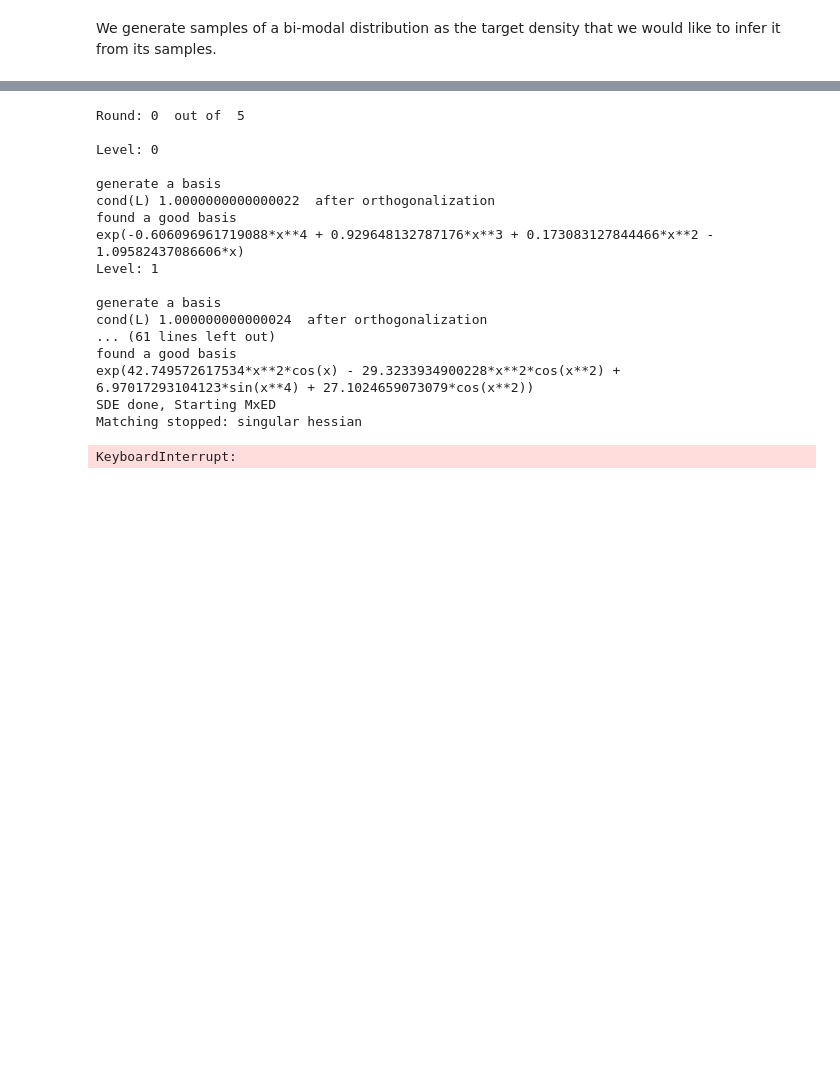
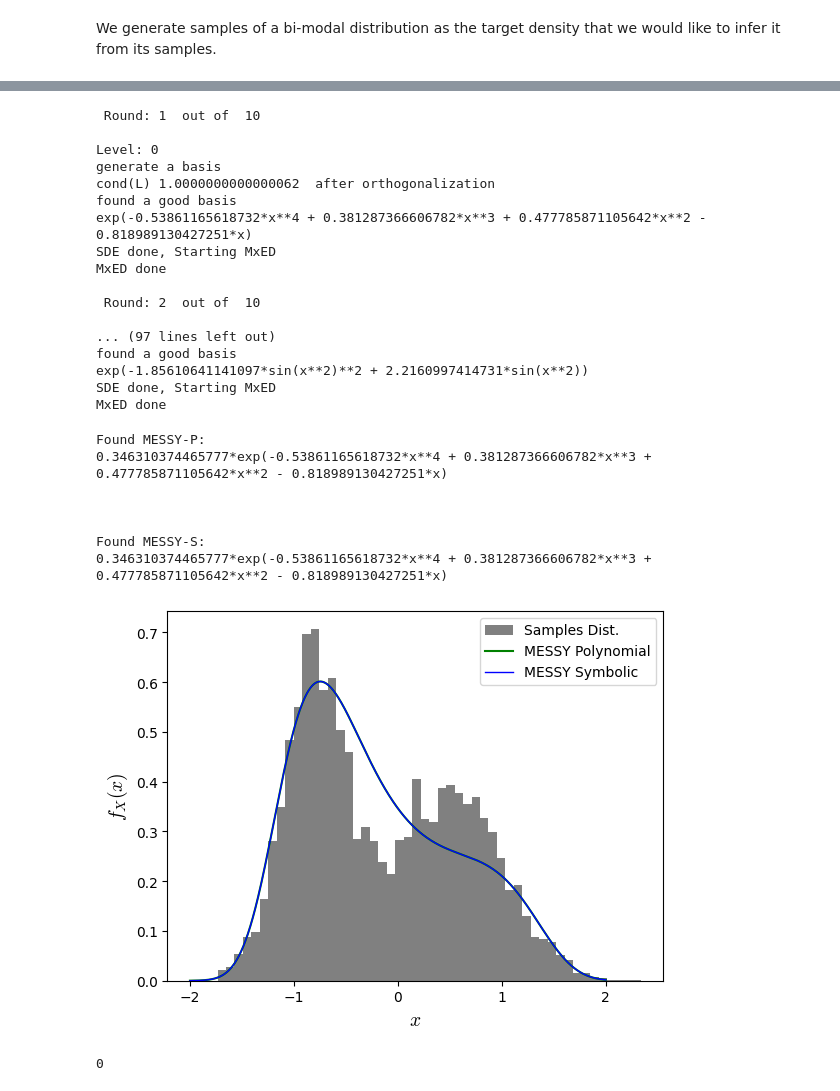
Before and after one commit to mohsensadr/MESSY, a Jupyter notebook: example/BiModal_1D.ipynb, the cells around one changed output, grey strips where cells are left out. Drawn from its saved outputs; the diff is of its cells as text; code cells hidden in the pictures; blank space fills up the shorter version.

```diff
--- a/example/BiModal_1D.ipynb
+++ b/example/BiModal_1D.ipynb
@@ -81,25 +38,58 @@ pow = [sp.lambdify(x, x**i, "numpy") for i in range(1, highest_order+1)] # Poly.
 binary_operators = [sp.Mul]
 unary_functions = [sp.cos, sp.sin] + pow
 
-messy = StatisticalModel(highest_order=highest_order, nb_l=2, nb_u=4, poly_order=4, tree_depth=2, binary_operators=binary_operators, unary_functions=unary_functions)
+messy = StatisticalModel(n_levels=1, nm_xe=2, highest_order=highest_order, nb_l=2, nb_u=4, poly_order=4, tree_depth=2, binary_operators=binary_operators, unary_functions=unary_functions)
 
-dic, best_iter = messy.get_pdf(X)
+dic, best_iter = messy.get_pdf(X, N_iters=10)
 # %% [output]
-Round: 0  out of  5
+ Round: 1  out of  10
 
 Level: 0
+generate a basis
+cond(L) 1.0000000000000062  after orthogonalization
+found a good basis
+exp(-0.53861165618732*x**4 + 0.381287366606782*x**3 + 0.477785871105642*x**2 - 0.818989130427251*x)
+SDE done, Starting MxED
+MxED done
 
-generate a basis
-cond(L) 1.0000000000000022  after orthogonalization
+ Round: 2  out of  10
+
+... (97 lines left out)
 found a good basis
-exp(-0.606096961719088*x**4 + 0.929648132787176*x**3 + 0.173083127844466*x**2 - 1.09582437086606*x)
-Level: 1
-
-generate a basis
-cond(L) 1.000000000000024  after orthogonalization
-... (61 lines left out)
-found a good basis
-exp(42.749572617534*x**2*cos(x) - 29.3233934900228*x**2*cos(x**2) + 6.97017293104123*sin(x**4) + 27.1024659073079*cos(x**2))
+exp(-1.85610641141097*sin(x**2)**2 + 2.2160997414731*sin(x**2))
 SDE done, Starting MxED
-Matching stopped: singular hessian
+MxED done
-KeyboardInterrupt:
+# %%
+xx = np.linspace(-2, 2, 1000)
+
+print("Found MESSY-P:")
+print( dic[0][1] )
+print("\n\n")
+
+print("Found MESSY-S:")
+print( dic[best_iter][1] )
+print("\n\n")
+
+fig, ax = plt.subplots()
+plt.rcParams['mathtext.fontset'] = 'cm'
+plt.hist(X, bins=50, density=True, color="grey", label = "Samples Dist.")
+plt.plot(xx, dic[0][0](xx), linewidth = 1.5, label = "MESSY Polynomial", color = 'green')
+plt.plot(xx, dic[best_iter][0](xx), linewidth = 1, label = "MESSY Symbolic", color = 'blue')
+plt.xlabel("$x$", fontsize=14)
+plt.ylabel("$f_X(x)$", fontsize=14)
+plt.legend()
+
+plt.show()
+# %% [output]
+Found MESSY-P:
+0.346310374465777*exp(-0.53861165618732*x**4 + 0.381287366606782*x**3 + 0.477785871105642*x**2 - 0.818989130427251*x)
+
+
+
+Found MESSY-S:
+0.346310374465777*exp(-0.53861165618732*x**4 + 0.381287366606782*x**3 + 0.477785871105642*x**2 - 0.818989130427251*x)
+[figure, added]
+# %%
+best_iter
+# %% [output]
+0
```
Also changed, not shown: parts of 3 cells of this notebook, 1 other file.
